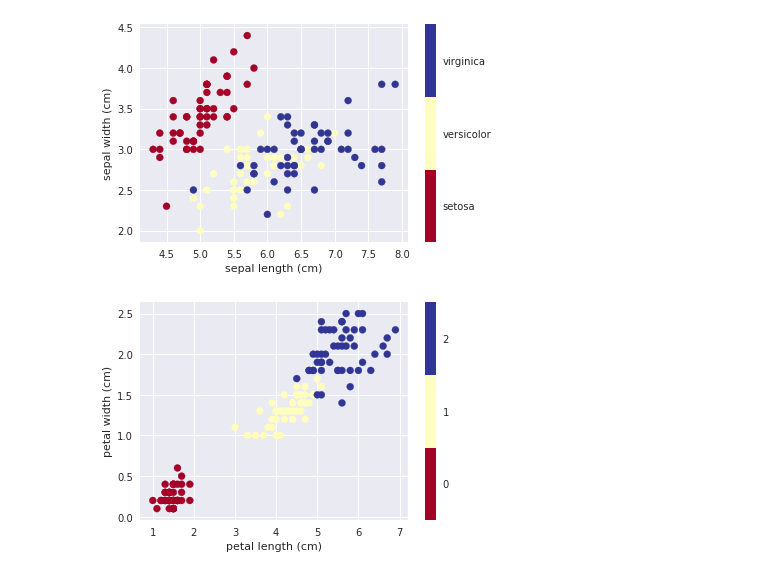
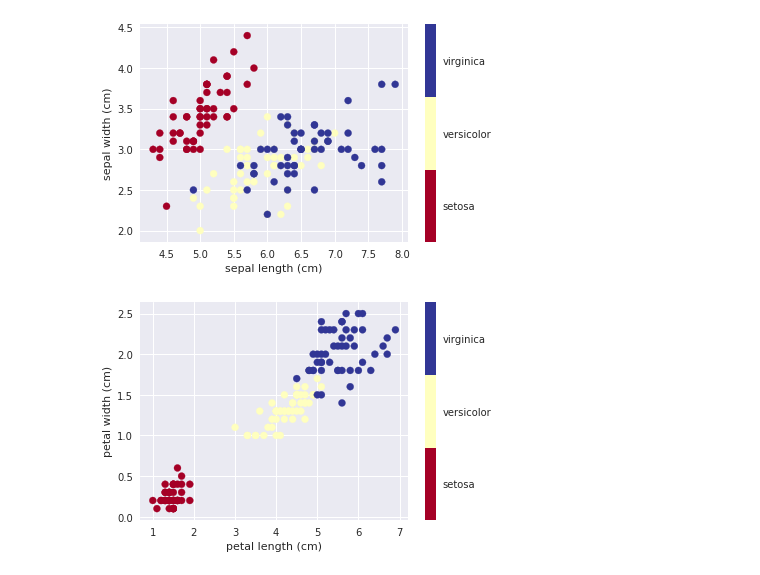
Before and after one commit to chaityacshah/sklearn_tutorials, a Jupyter notebook: Introduction.ipynb, the cells around one changed output. Drawn from its saved outputs; the diff is of its cells as text; code cells hidden in the pictures.

```diff
--- a/Introduction.ipynb
+++ b/Introduction.ipynb
@@ -111,17 +111,18 @@ Sepal plot
 # %%
 x_index = 2
 y_index = 3
 
-formatter = plt.FuncFormatter(lambda i, *args: iris.target_names[int(i)])
-
 plt.scatter(iris.data[:, x_index], iris.data[:, y_index],
             c=iris.target, cmap=plt.cm.get_cmap('RdYlBu', 3))
-plt.colorbar(ticks=[0, 1, 2])
+plt.colorbar(ticks=[0, 1, 2], format=formatter)
 plt.clim(-0.5, 2.5)
 plt.xlabel(iris.feature_names[x_index])
 plt.ylabel(iris.feature_names[y_index]);
+
+# todo
+# plot both plots in 1 row
 # %% [output]
-[figure, old version]
+[figure, new version]
 # %%
 # to fetch other datasets
 from sklearn import datasets
```
